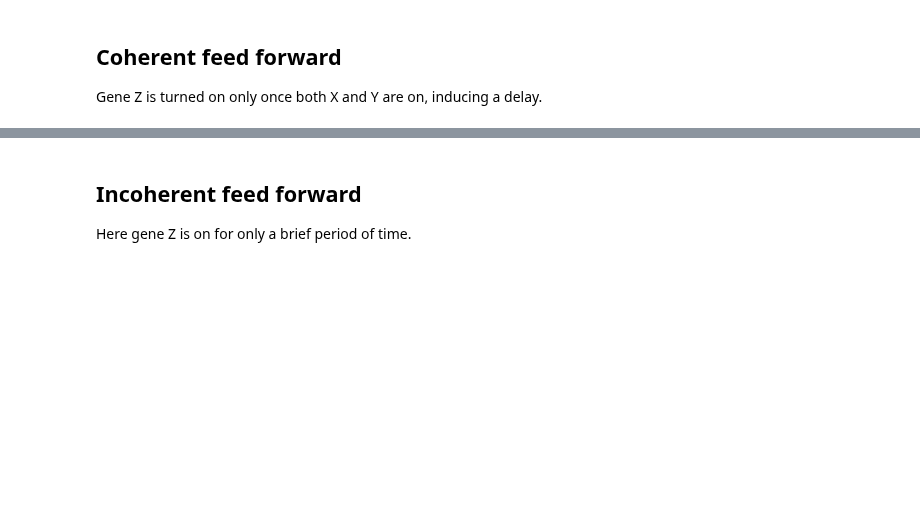
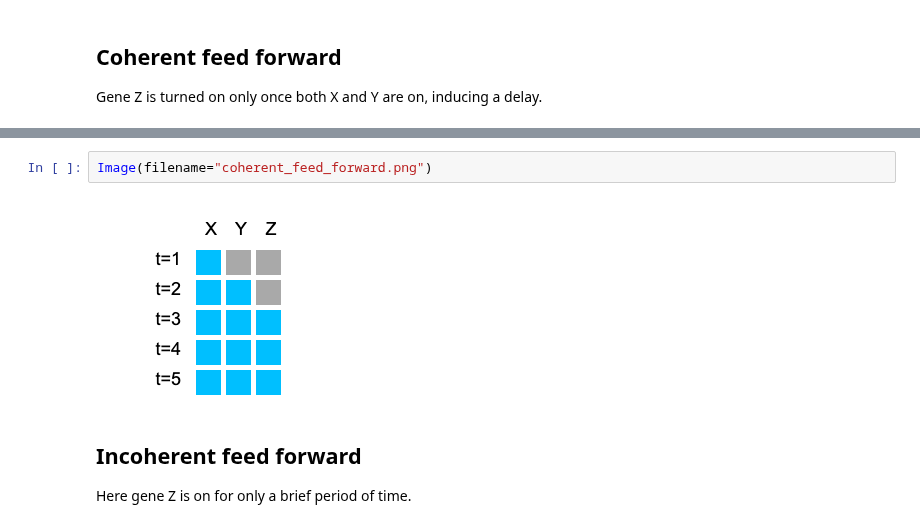
Before and after one commit to dinkum-bio/dinkum, a Jupyter notebook: notebooks/basic-drawing.ipynb, the cells around one changed output, grey strips where cells are left out. Cells and saved outputs as stored; diff of their text form; blank space fills up the shorter version.

```diff
--- a/notebooks/basic-drawing.ipynb
+++ b/notebooks/basic-drawing.ipynb
@@ -31,6 +37,10 @@ mp = MultiTissuePanel(states=states, tissue_names=['M'])
 mp.draw(is_active_fn)
 # %% [output]
 [interactive output not drawn]
+# %%
+Image(filename="coherent_feed_forward.png")
+# %% [output]
+[figure, added]
 # %% [markdown]
 ## Incoherent feed forward
 
```
Also changed, not shown: parts of 13 cells of this notebook, 13 other files.
